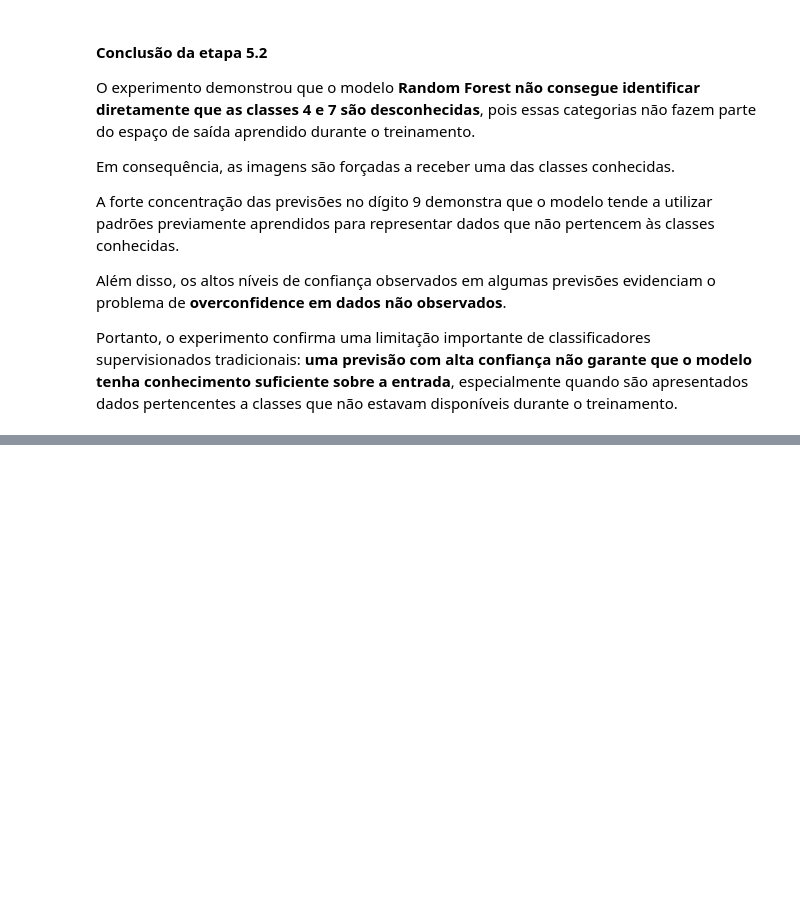
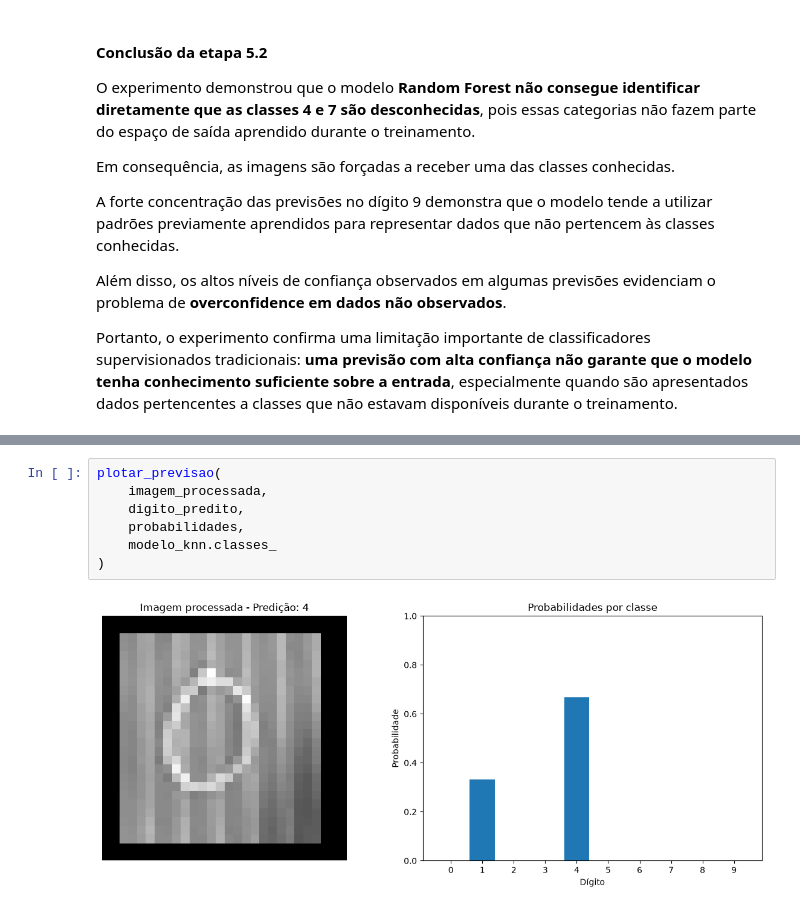
Before and after one commit to Franciane-sl/MNIST_Classification, a Jupyter notebook: notebooks/mnist_classification.ipynb, the cells around one changed output, grey strips where cells are left out. Saved outputs shown, nothing was run; the diff lists cells and outputs as text; blank space fills up the shorter version.

```diff
--- a/notebooks/mnist_classification.ipynb
+++ b/notebooks/mnist_classification.ipynb
@@ -2150,0 +2253,9 @@ Portanto, o experimento confirma uma limitação importante de classificadores s
+# %%
+plotar_previsao(
+    imagem_processada,
+    digito_predito,
+    probabilidades,
+    modelo_knn.classes_
+)
+# %% [output]
+[figure, added]
```
Also changed, not shown: parts of 51 cells of this notebook.
